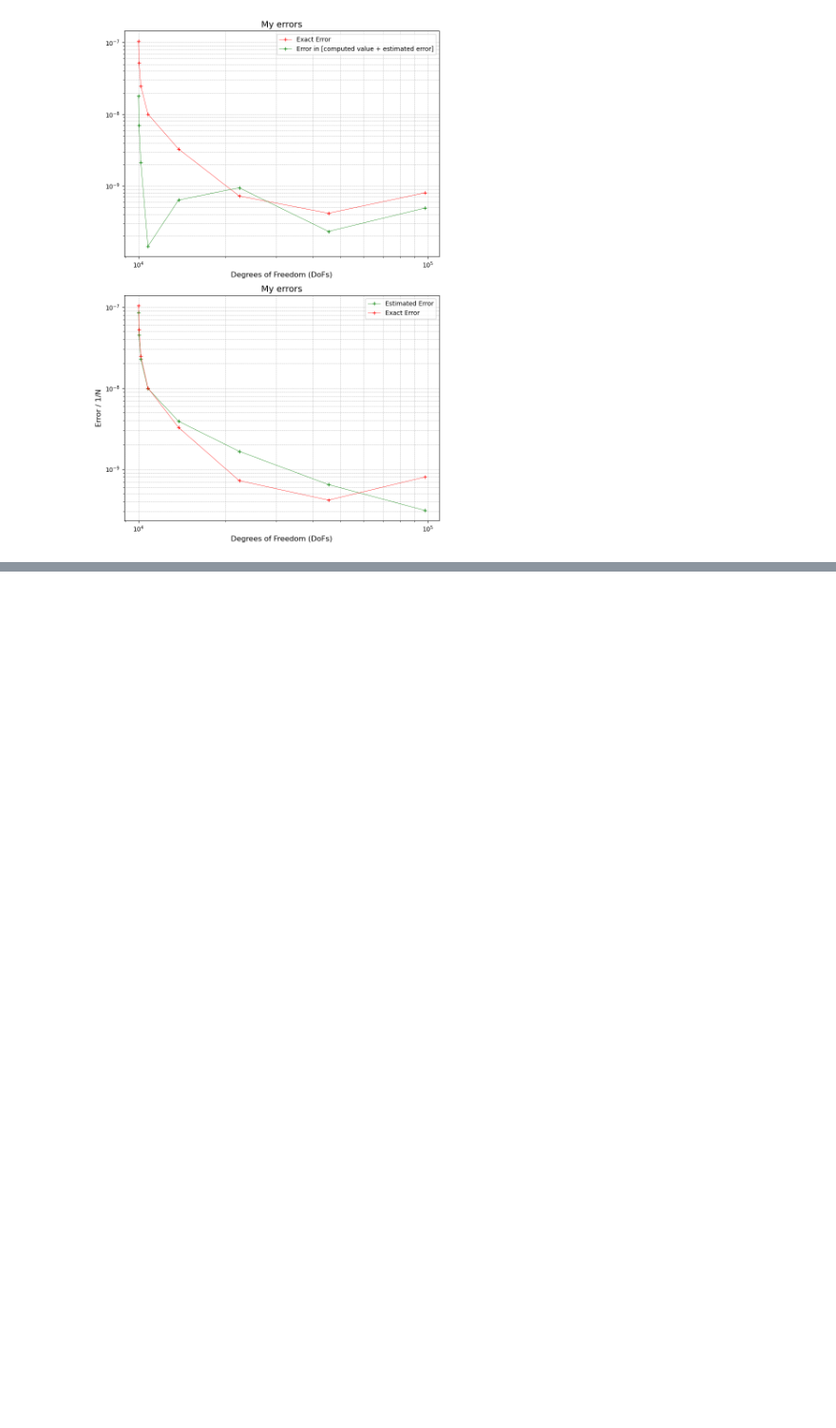
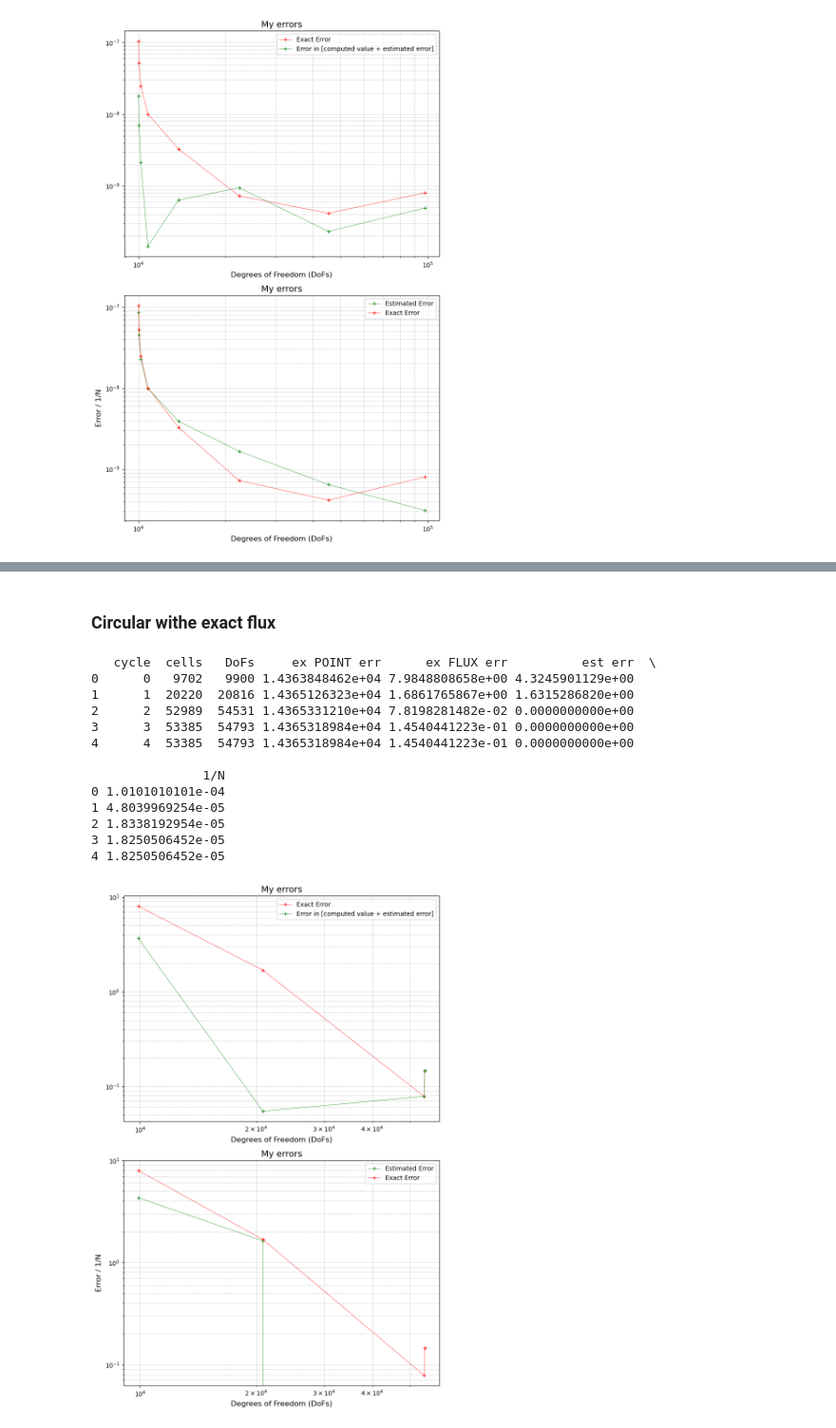
Before and after one commit to Matteo-Malve/ion_propulsion, a Jupyter notebook: postprocessing/error_convergence_plots.ipynb, the cells around one changed output, grey strips where cells are left out. Shown at 95% size. Cells and saved outputs as stored; diff of their text form; code cells hidden in the pictures; blank space fills up the shorter version.

```diff
--- a/postprocessing/error_convergence_plots.ipynb
+++ b/postprocessing/error_convergence_plots.ipynb
@@ -192,0 +254,56 @@ plt.show()
+# %% [markdown]
+### Circular withe exact flux
+# %%
+import pandas as pd
+import matplotlib.pyplot as plt
+import numpy as np
+
+# Load the data from the CSV file
+file_name = "../results/convergence_results.csv"
+data = pd.read_csv(file_name)
+
+# Compute 1/N (1/DoFs)
+data['1/N'] = 1 / data['DoFs']
+pd.options.display.float_format = '{:.10e}'.format  # 10 digits of precision
+print(data)
+
+# Create the figure
+plt.figure(figsize=(8, 12))  # Adjust the figure size for two plots
+
+# Plot 1: Original log-log plot
+plt.subplot(2, 1, 1)  # First subplot (top)
+plt.loglog(data['DoFs'], data['ex FLUX err'], "r-+", linewidth=0.5, label='Exact Error')
+plt.loglog(data['DoFs'], abs(data['ex FLUX err']-data["est err"]),"g-+", linewidth=0.5, label='Error in [computed value + estimated error]')
+plt.xlabel('Degrees of Freedom (DoFs)', fontsize=12)
+plt.title('My errors', fontsize=14)
+plt.legend()
+plt.grid(True, which="both", linestyle='--', linewidth=0.5)
+
+# Plot 2: Duplicate plot
+plt.subplot(2, 1, 2)  # Second subplot (bottom)
+plt.loglog(data['DoFs'], data['est err'],"g-+", linewidth=0.5, label='Estimated Error')
+plt.loglog(data['DoFs'], data['ex FLUX err'],"r-+", linewidth=0.5, label='Exact Error')
+plt.xlabel('Degrees of Freedom (DoFs)', fontsize=12)
+plt.ylabel('Error / 1/N', fontsize=12)
+plt.title('My errors', fontsize=14)
+plt.legend()
+plt.grid(True, which="both", linestyle='--', linewidth=0.5)
+
+# Adjust layout and show the plots
+plt.tight_layout()
+plt.show()
+# %% [output]
+   cycle  cells   DoFs     ex POINT err      ex FLUX err          est err  \
+0      0   9702   9900 1.4363848462e+04 7.9848808658e+00 4.3245901129e+00
+1      1  20220  20816 1.4365126323e+04 1.6861765867e+00 1.6315286820e+00
+2      2  52989  54531 1.4365331210e+04 7.8198281482e-02 0.0000000000e+00
+3      3  53385  54793 1.4365318984e+04 1.4540441223e-01 0.0000000000e+00
+4      4  53385  54793 1.4365318984e+04 1.4540441223e-01 0.0000000000e+00
+
+               1/N
+0 1.0101010101e-04
+1 4.8039969254e-05
+2 1.8338192954e-05
+3 1.8250506452e-05
+4 1.8250506452e-05
+[figure, added]
```
Also changed, not shown: parts of 6 cells of this notebook, 4 other files.
